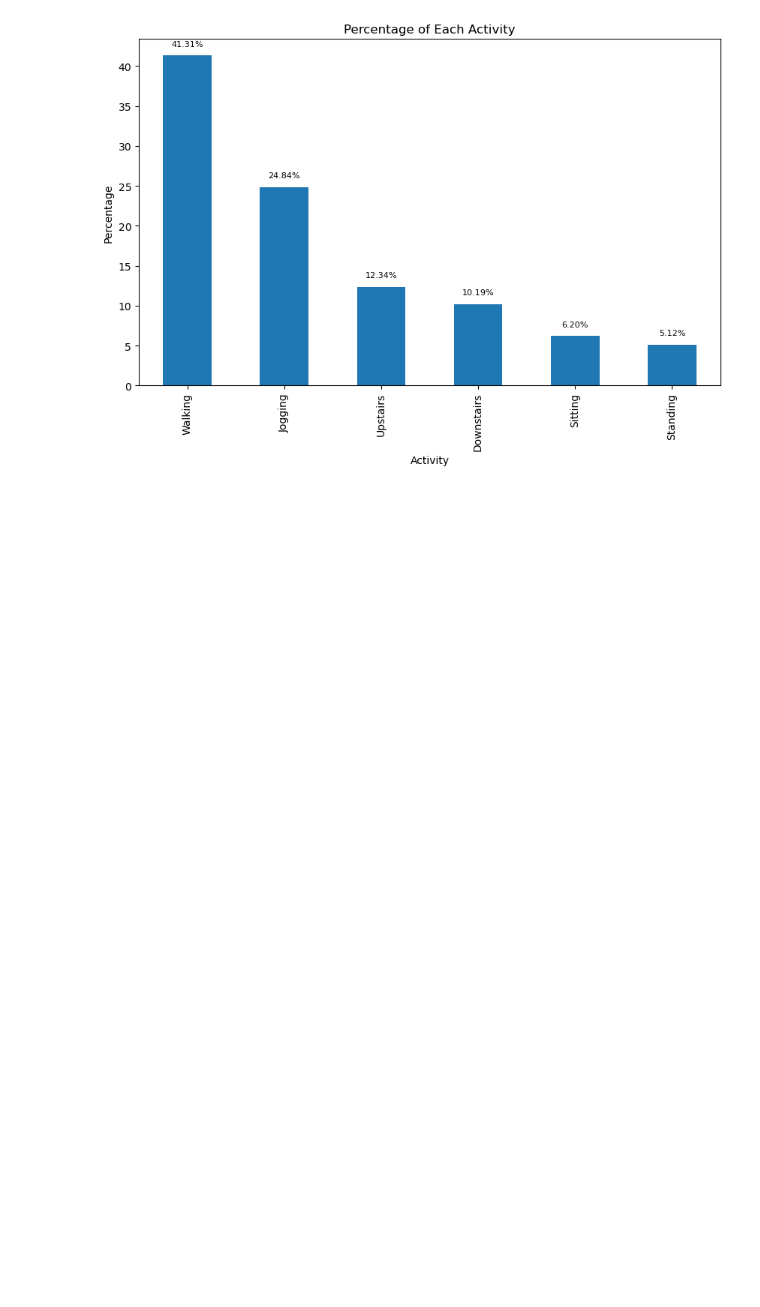
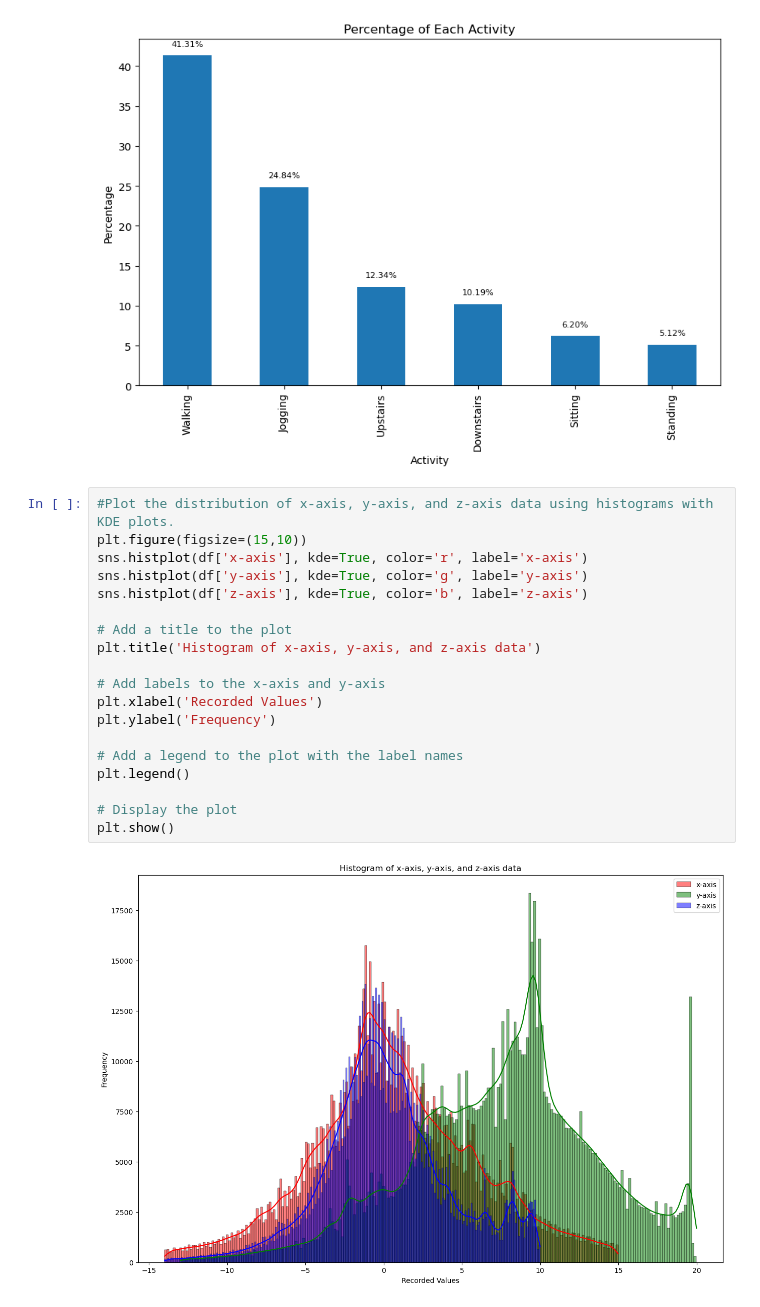
Before and after one commit to invinciblesk/human_activity_recognition, a Jupyter notebook: notebook/human_activities_recognition.ipynb, the cells around one changed output. Cells and saved outputs as stored; diff of their text form; blank space fills up the shorter version.

Commit message:
hist with kde plot

```diff
--- a/notebook/human_activities_recognition.ipynb
+++ b/notebook/human_activities_recognition.ipynb
@@ -348,3 +348,24 @@ for i, v in enumerate(activity_percentage):
 plt.show()
 # %% [output]
 [figure]
+# %%
+#Plot the distribution of x-axis, y-axis, and z-axis data using histograms with KDE plots.
+plt.figure(figsize=(15,10))
+sns.histplot(df['x-axis'], kde=True, color='r', label='x-axis')
+sns.histplot(df['y-axis'], kde=True, color='g', label='y-axis')
+sns.histplot(df['z-axis'], kde=True, color='b', label='z-axis')
+
+# Add a title to the plot
+plt.title('Histogram of x-axis, y-axis, and z-axis data')
+
+# Add labels to the x-axis and y-axis
+plt.xlabel('Recorded Values')
+plt.ylabel('Frequency')
+
+# Add a legend to the plot with the label names
+plt.legend()
+
+# Display the plot
+plt.show()
+# %% [output]
+[figure, added]
```
